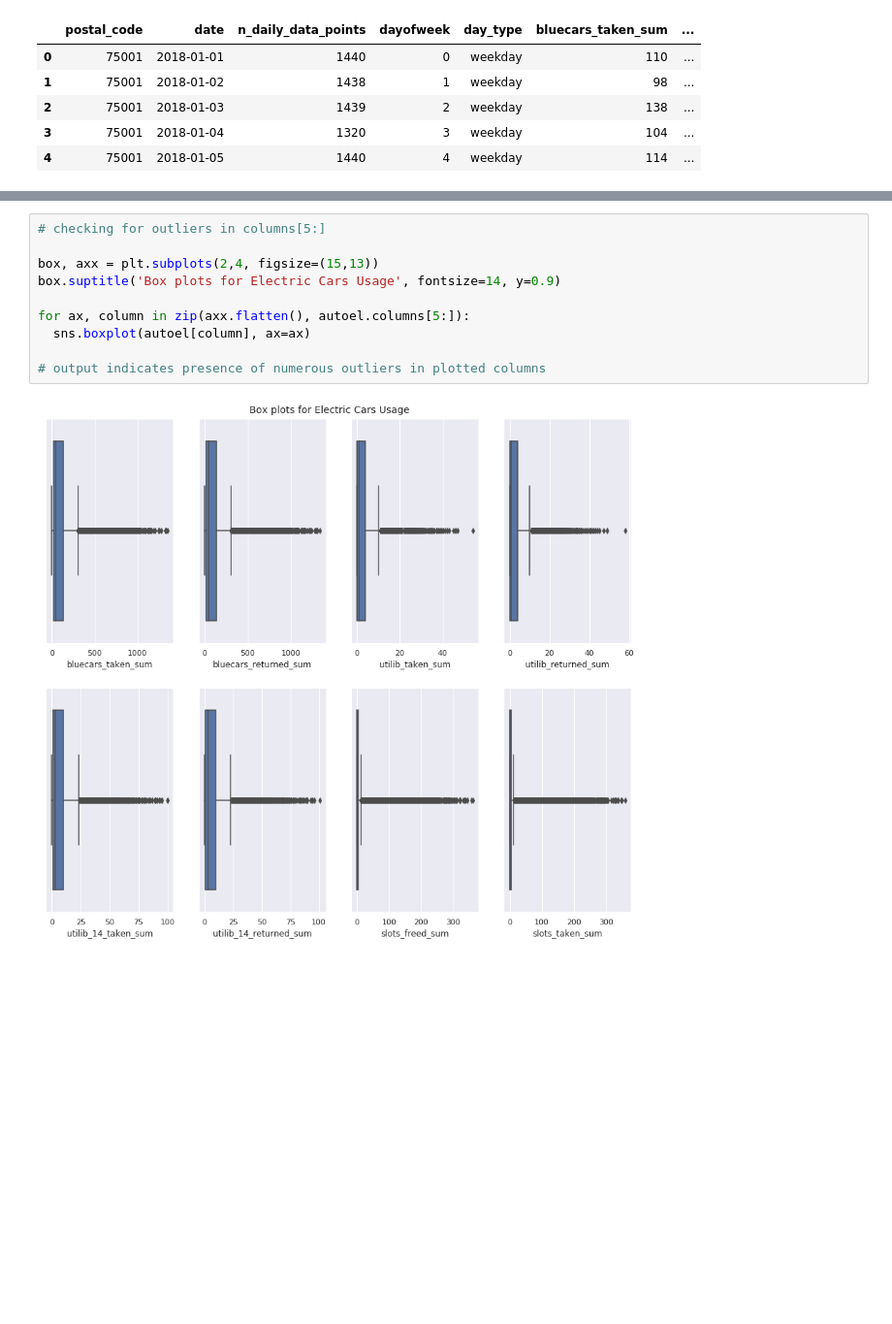
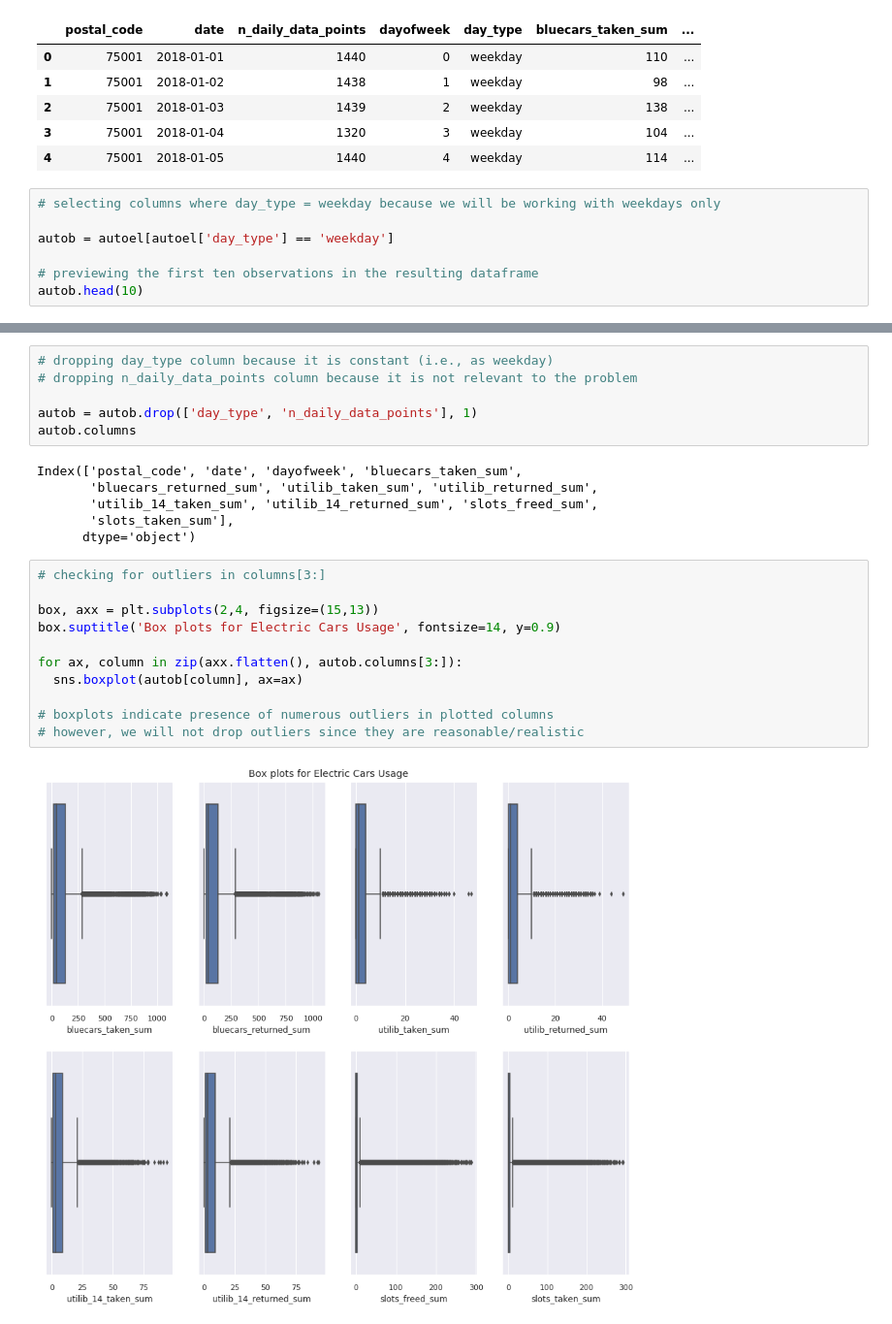
Before and after one commit to booorayan/BluecarsAuto, a Jupyter notebook: Autolib_projecte.ipynb, the cells around one changed output, grey strips where cells are left out. Shown: that part at 97% size. Cells and saved outputs as stored; diff of their text form; blank space fills up the shorter version.

```diff
--- a/Autolib_projecte.ipynb
+++ b/Autolib_projecte.ipynb
@@ -191,3 +212,10 @@ autoel.head()
 | 2 | 75001 | 2018-01-03 | 1439 | 2 | weekday | 138 | ... |
 | 3 | 75001 | 2018-01-04 | 1320 | 3 | weekday | 104 | ... |
 | 4 | 75001 | 2018-01-05 | 1440 | 4 | weekday | 114 | ... |
+# %%
+# selecting columns where day_type = weekday because we will be working with weekdays only
+
+autob = autoel[autoel['day_type'] == 'weekday']
+
+# previewing the first ten observations in the resulting dataframe
+autob.head(10)
@@ -194,12 +234,25 @@ autoel.head()
+# %%
+# dropping day_type column because it is constant (i.e., as weekday)
+# dropping n_daily_data_points column because it is not relevant to the problem
+
+autob = autob.drop(['day_type', 'n_daily_data_points'], 1)
+autob.columns
+# %% [output]
+Index(['postal_code', 'date', 'dayofweek', 'bluecars_taken_sum',
+       'bluecars_returned_sum', 'utilib_taken_sum', 'utilib_returned_sum',
+       'utilib_14_taken_sum', 'utilib_14_returned_sum', 'slots_freed_sum',
+       'slots_taken_sum'],
+      dtype='object')
 # %%
-# checking for outliers in columns[5:]
+# checking for outliers in columns[3:]
 
 box, axx = plt.subplots(2,4, figsize=(15,13))
 box.suptitle('Box plots for Electric Cars Usage', fontsize=14, y=0.9)
 
-for ax, column in zip(axx.flatten(), autoel.columns[5:]):
-  sns.boxplot(autoel[column], ax=ax)
+for ax, column in zip(axx.flatten(), autob.columns[3:]):
+  sns.boxplot(autob[column], ax=ax)
 
-# output indicates presence of numerous outliers in plotted columns
+# boxplots indicate presence of numerous outliers in plotted columns
+# however, we will not drop outliers since they are reasonable/realistic
 # %% [output]
-[figure, old version]
+[figure, new version]
```
Also changed, not shown: parts of 20 cells of this notebook.
